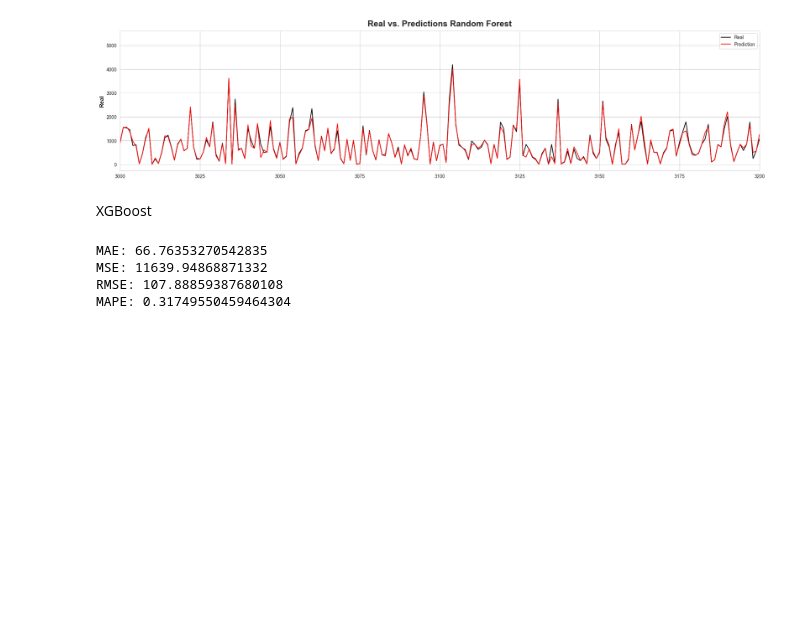
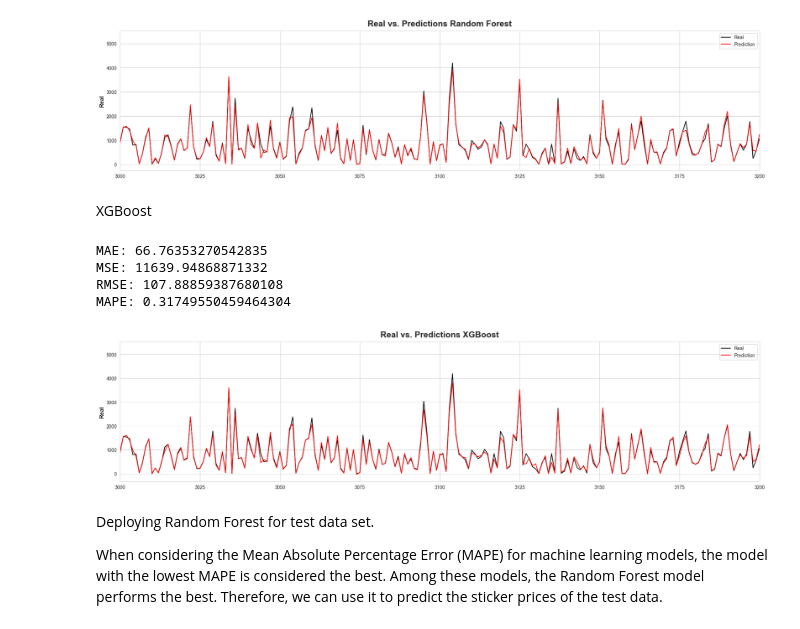
Before and after one commit to omjadhav9271/Forecasting-Sales, a Jupyter notebook: nb01.ipynb, the cells around one changed output. Drawn from its saved outputs; the diff is of its cells as text; code cells hidden in the pictures; blank space fills up the shorter version.

Commit message:
Completed
Deploying Random Forest for test data set.

```diff
--- a/nb01.ipynb
+++ b/nb01.ipynb
@@ -552,3 +552,19 @@ MAE: 66.76353270542835
 MSE: 11639.94868871332
 RMSE: 107.88859387680108
 MAPE: 0.31749550459464304
+# %%
+y_test_pred = y_pred.flatten()
+final_df2 = pd.DataFrame(np.hstack((y_test_pred[:, np.newaxis], y_test[:, np.newaxis])), columns=['Prediction', 'Real'])
+# %%
+fig, ax = plt.subplots(figsize=(20, 5))
+sns.lineplot(x=range(len(final_df2['Real'])) ,y=final_df2['Real'],color='black',label='Real')
+sns.lineplot(x=range(len(final_df2['Prediction'])),y=final_df2['Prediction'],color='red',label='Prediction')
+ax.set_xlim([3000,3200])
+plt.title('Real vs. Predictions XGBoost')
+plt.show()
+# %% [output]
+[figure, added]
+# %% [markdown]
+Deploying Random Forest for test data set.
+
+When considering the Mean Absolute Percentage Error (MAPE) for machine learning models, the model with the lowest MAPE is considered the best. Among these models, the Random Forest model performs the best. Therefore, we can use it to predict the sticker prices of the test data.
```
Also changed, not shown: parts of 9 cells of this notebook, 1 other file.
